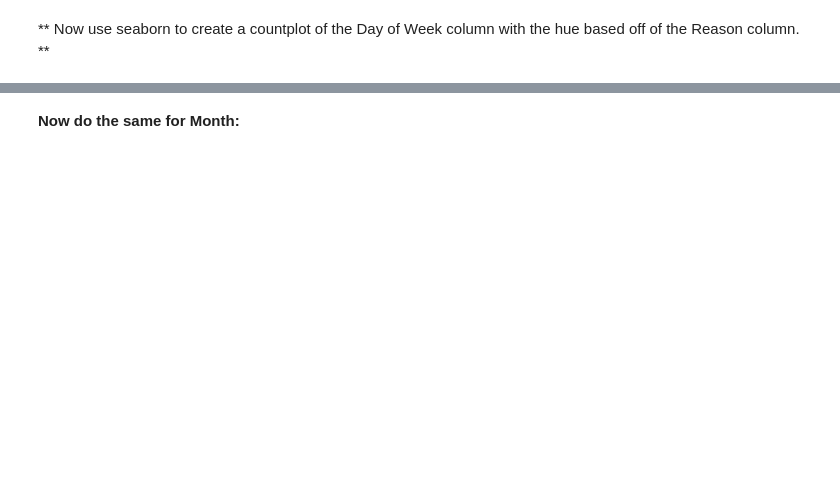
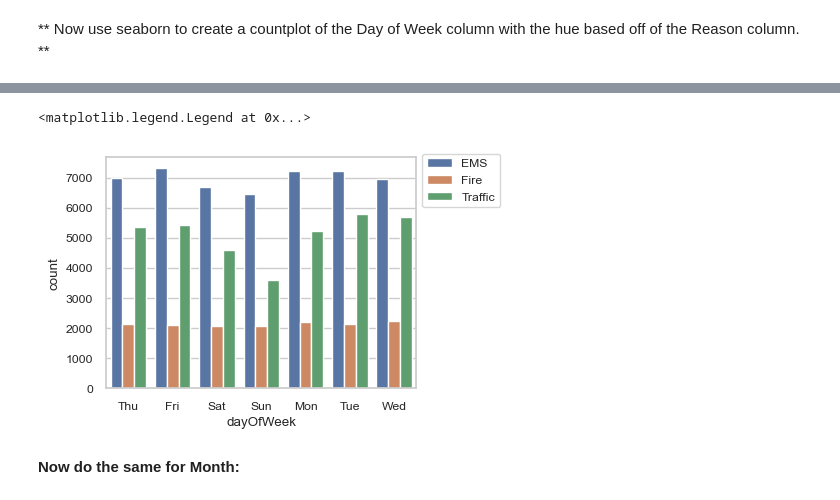
Before and after one commit to TheXirex/911-Calls, a Jupyter notebook: 911_Calls.ipynb, the cells around one changed output, grey strips where cells are left out. Drawn from its saved outputs; the diff is of its cells as text; code cells hidden in the pictures; blank space fills up the shorter version.

```diff
--- a/911_Calls.ipynb
+++ b/911_Calls.ipynb
@@ -137,5 +139,7 @@ str
 # %% [markdown]
 ** You should have seen that these timestamps are still strings. Use [pd.to_datetime](http://pandas.pydata.org/pandas-docs/stable/generated/pandas.to_datetime.html) to convert the column from strings to DateTime objects. **
+# %%
+df['timeStamp'] = pd.to_datetime(df['timeStamp'])
 # %% [markdown]
 ** You can now grab specific attributes from a Datetime object by calling them. For example:**
 
@@ -143,7 +147,13 @@ str
     time.hour
 
 **You can use Jupyter's tab method to explore the various attributes you can call. Now that the timestamp column are actually DateTime objects, use .apply() to create 3 new columns called Hour, Month, and Day of Week. You will create these columns based off of the timeStamp column, reference the solutions if you get stuck on this step.**
+# %%
+df['hour'] = df['timeStamp'].apply(lambda x: x.hour)
+df['month'] = df['timeStamp'].apply(lambda x: x.month)
 # %% [markdown]
 ** Notice how the Day of Week is an integer 0-6. Use the .map() with this dictionary to map the actual string names to the day of the week: **
 
     dmap = {0:'Mon',1:'Tue',2:'Wed',3:'Thu',4:'Fri',5:'Sat',6:'Sun'}
+# %%
+dmap = {0:'Mon',1:'Tue',2:'Wed',3:'Thu',4:'Fri',5:'Sat',6:'Sun'}
+df['dayOfWeek'] = df['timeStamp'].apply(lambda x: dmap[x.day_of_week])
@@ -156,2 +171,9 @@ str
+# %%
+fig, ax = plt.subplots(figsize=(4, 3))
+sns.countplot(data = df, x = df['dayOfWeek'], hue = df['reason'])
+plt.legend(loc='center left', bbox_to_anchor=(1, 0.9))
+# %% [output]
+<matplotlib.legend.Legend at 0x...>
+[figure, added]
 # %% [markdown]
 **Now do the same for Month:**
```
Also changed, not shown: parts of 12 cells of this notebook.
